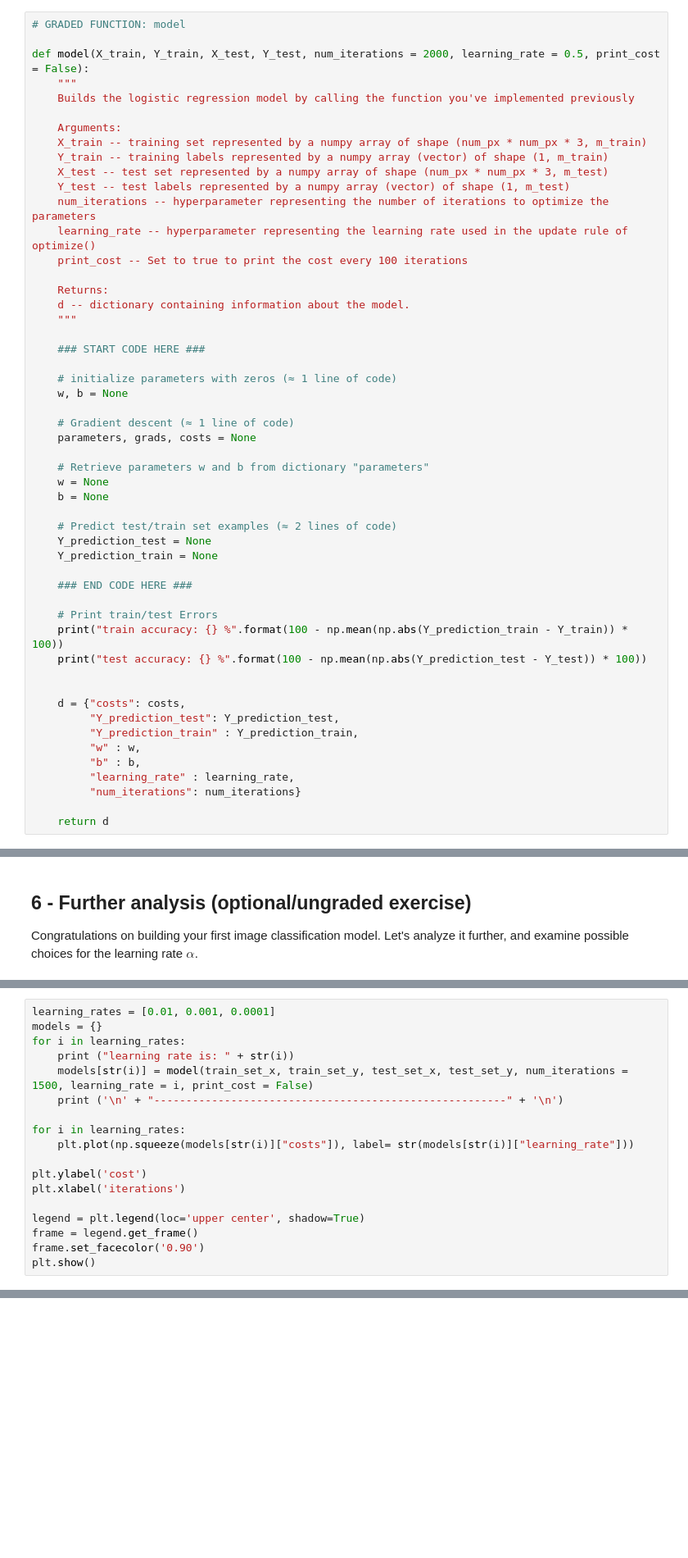
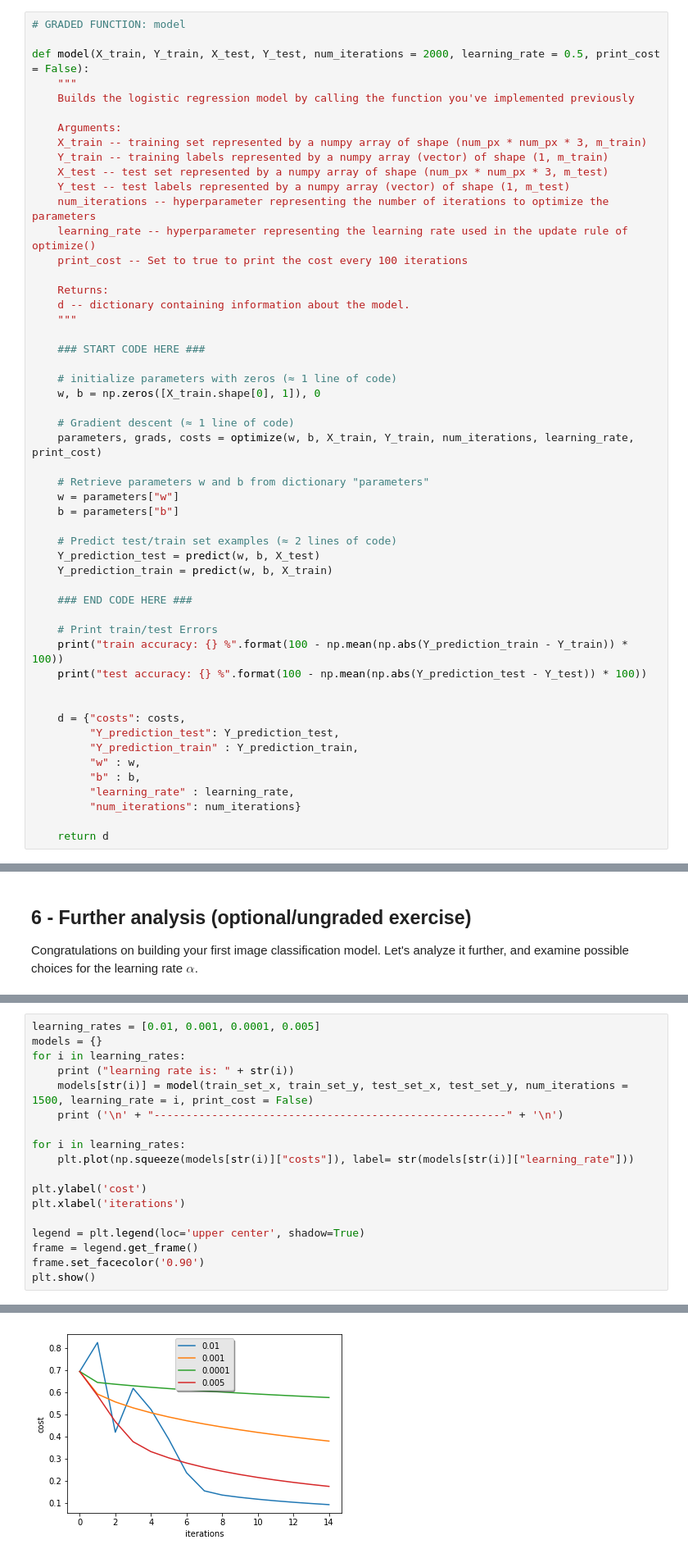
Before and after one commit to asuka08/Coursera-Deep-Learning-deeplearning.ai, a Jupyter notebook: 01-Neural Networks and Deep Learning/week2/Logistic Regression with a Neural Network mindset.ipynb, the cells around one changed output, grey strips where cells are left out. Shown at 82% size. Drawn from its saved outputs; the diff is of its cells as text; blank space fills up the shorter version.

```diff
--- a/01-Neural Networks and Deep Learning/week2/Logistic Regression with a Neural Network mindset.ipynb
+++ b/01-Neural Networks and Deep Learning/week2/Logistic Regression with a Neural Network mindset.ipynb
@@ -620,18 +620,18 @@ def model(X_train, Y_train, X_test, Y_test, num_iterations = 2000, learning_rate
     ### START CODE HERE ###
 
     # initialize parameters with zeros (≈ 1 line of code)
-    w, b = None
+    w, b = np.zeros([X_train.shape[0], 1]), 0
 
     # Gradient descent (≈ 1 line of code)
-    parameters, grads, costs = None
+    parameters, grads, costs = optimize(w, b, X_train, Y_train, num_iterations, learning_rate, print_cost)
 
     # Retrieve parameters w and b from dictionary "parameters"
-    w = None
-    b = None
+    w = parameters["w"]
+    b = parameters["b"]
 
     # Predict test/train set examples (≈ 2 lines of code)
-    Y_prediction_test = None
-    Y_prediction_train = None
+    Y_prediction_test = predict(w, b, X_test)
+    Y_prediction_train = predict(w, b, X_train)
 
     ### END CODE HERE ###
 
@@ -702,7 +728,7 @@ In order for Gradient Descent to work you must choose the learning rate wisely.
 
 Let's compare the learning curve of our model with several choices of learning rates. Run the cell below. This should take about 1 minute. Feel free also to try different values than the three we have initialized the `learning_rates` variable to contain, and see what happens.
 # %%
-learning_rates = [0.01, 0.001, 0.0001]
+learning_rates = [0.01, 0.001, 0.0001, 0.005]
 models = {}
 for i in learning_rates:
     print ("learning rate is: " + str(i))
@@ -719,3 +745,4 @@ legend = plt.legend(loc='upper center', shadow=True)
 frame = legend.get_frame()
 frame.set_facecolor('0.90')
 plt.show()
+# %% [output]
@@ -722,3 +766,4 @@ plt.show()
+[figure, added]
 # %% [markdown]
 **Interpretation**:
 - Different learning rates give different costs and thus different predictions results.
```
Also changed, not shown: parts of 5 cells of this notebook, 5 other files.
